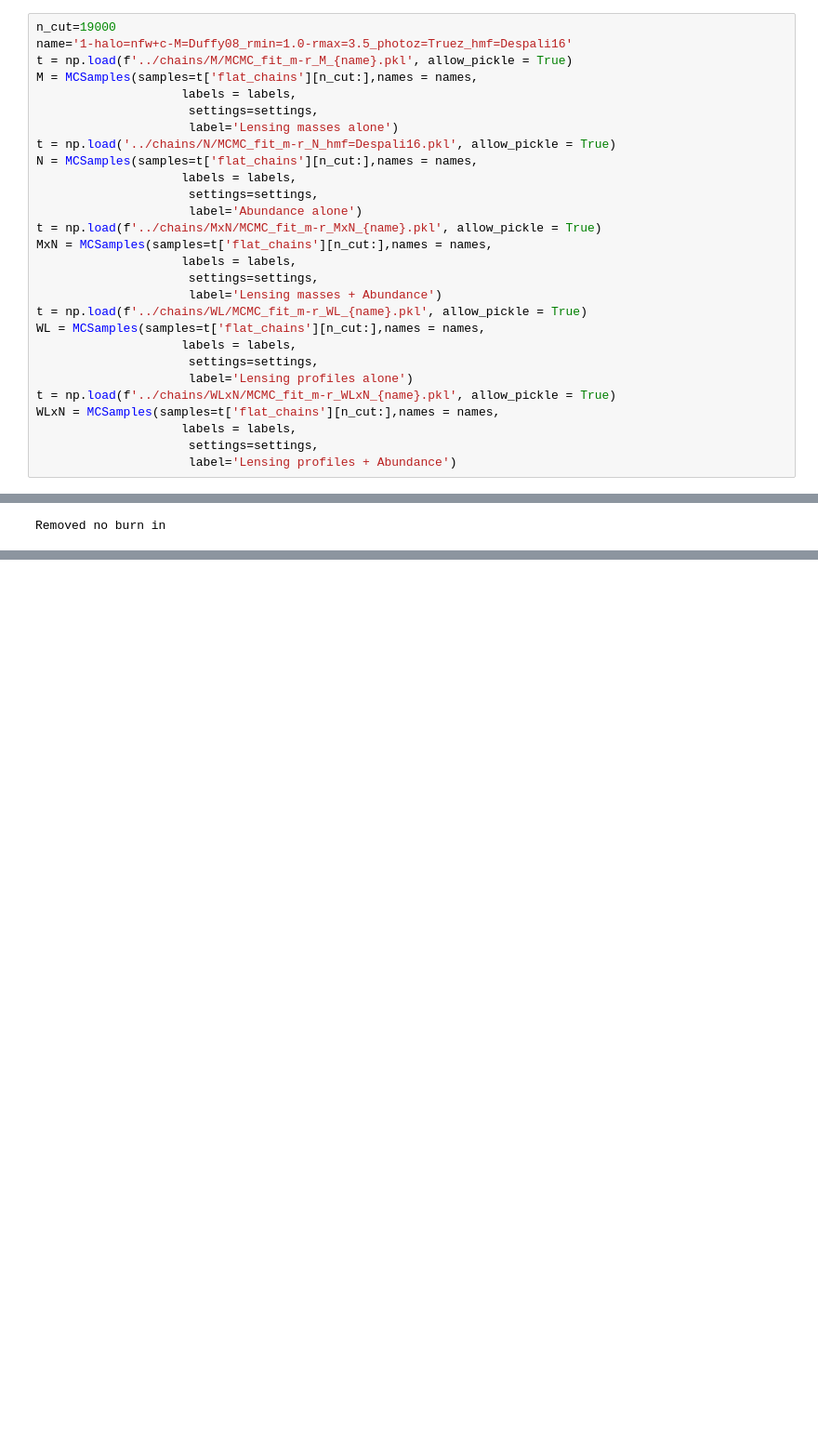
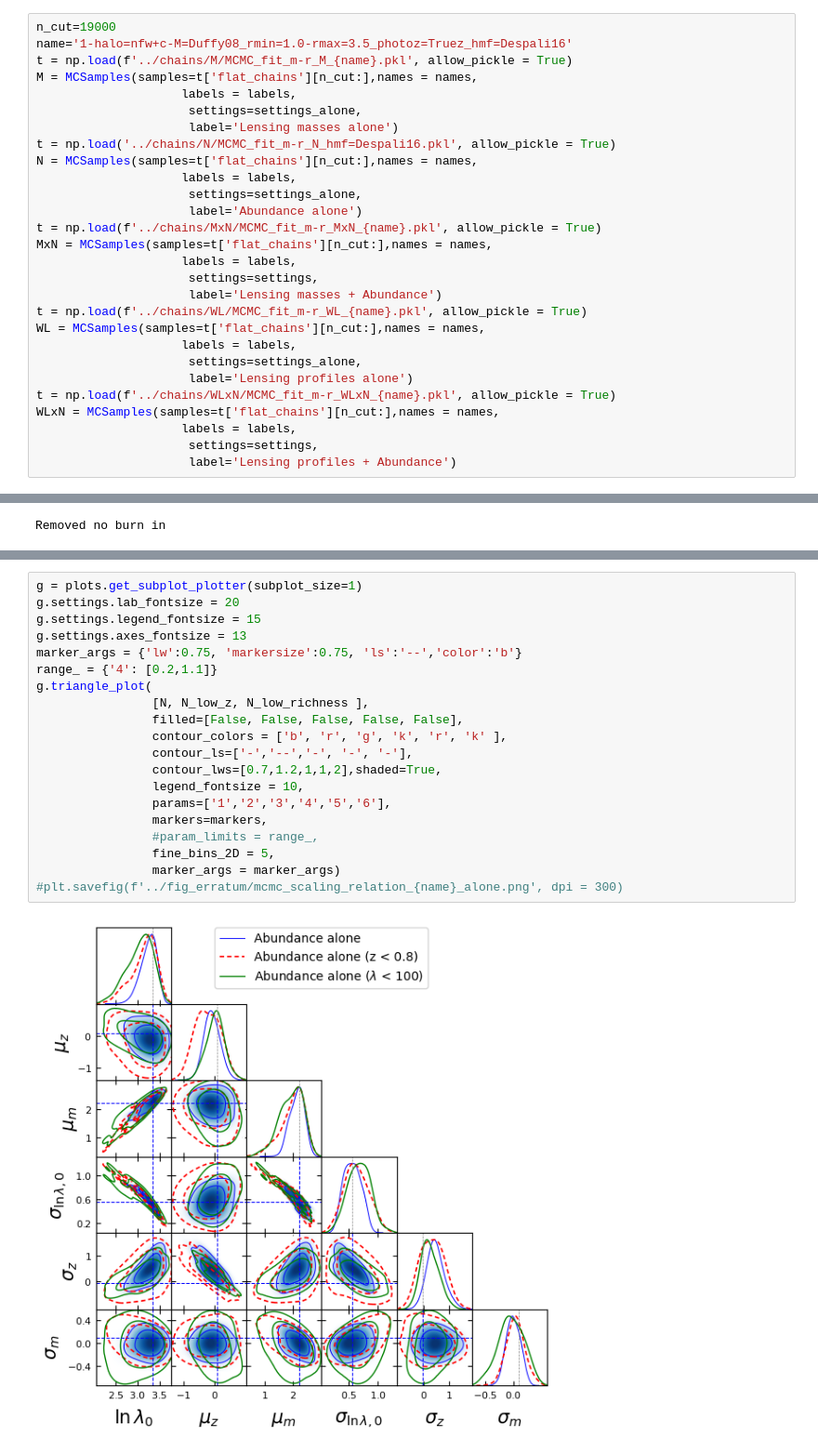
Before and after one commit to LSSTDESC/CLCosmo_Sim, a Jupyter notebook: cluster_scaling_relation_DC2/notebooks/baseline_chains.ipynb, the cells around one changed output, grey strips where cells are left out. Shown at 93% size. Saved outputs shown, nothing was run; the diff lists cells and outputs as text; blank space fills up the shorter version.

```diff
--- a/cluster_scaling_relation_DC2/notebooks/baseline_chains.ipynb
+++ b/cluster_scaling_relation_DC2/notebooks/baseline_chains.ipynb
@@ -21,12 +27,12 @@ name='1-halo=nfw+c-M=Duffy08_rmin=1.0-rmax=3.5_photoz=Truez_hmf=Despali16'
 t = np.load(f'../chains/M/MCMC_fit_m-r_M_{name}.pkl', allow_pickle = True)
 M = MCSamples(samples=t['flat_chains'][n_cut:],names = names,
                     labels = labels,
-                     settings=settings,
+                     settings=settings_alone,
                      label='Lensing masses alone')
 t = np.load('../chains/N/MCMC_fit_m-r_N_hmf=Despali16.pkl', allow_pickle = True)
 N = MCSamples(samples=t['flat_chains'][n_cut:],names = names,
                     labels = labels,
-                     settings=settings,
+                     settings=settings_alone,
                      label='Abundance alone')
 t = np.load(f'../chains/MxN/MCMC_fit_m-r_MxN_{name}.pkl', allow_pickle = True)
 MxN = MCSamples(samples=t['flat_chains'][n_cut:],names = names,
@@ -36,7 +42,7 @@ MxN = MCSamples(samples=t['flat_chains'][n_cut:],names = names,
 t = np.load(f'../chains/WL/MCMC_fit_m-r_WL_{name}.pkl', allow_pickle = True)
 WL = MCSamples(samples=t['flat_chains'][n_cut:],names = names,
                     labels = labels,
-                     settings=settings,
+                     settings=settings_alone,
                      label='Lensing profiles alone')
 t = np.load(f'../chains/WLxN/MCMC_fit_m-r_WLxN_{name}.pkl', allow_pickle = True)
 WLxN = MCSamples(samples=t['flat_chains'][n_cut:],names = names,
@@ -130,0 +139,22 @@ plt.savefig(f'../fig/mcmc_scaling_relation_{name}_joint.png', dpi = 300)
+# %%
+g = plots.get_subplot_plotter(subplot_size=1)
+g.settings.lab_fontsize = 20
+g.settings.legend_fontsize = 15
+g.settings.axes_fontsize = 13
+marker_args = {'lw':0.75, 'markersize':0.75, 'ls':'--','color':'b'}
+range_ = {'4': [0.2,1.1]}
+g.triangle_plot(
+                [N, N_low_z, N_low_richness ],
+                filled=[False, False, False, False, False],
+                contour_colors = ['b', 'r', 'g', 'k', 'r', 'k' ],
+                contour_ls=['-','--','-', '-', '-'],
+                contour_lws=[0.7,1.2,1,1,2],shaded=True,
+                legend_fontsize = 10,
+                params=['1','2','3','4','5','6'],
+                markers=markers,
+                #param_limits = range_,
+                fine_bins_2D = 5,
+                marker_args = marker_args)
+#plt.savefig(f'../fig_erratum/mcmc_scaling_relation_{name}_alone.png', dpi = 300)
+# %% [output]
+[figure, added]
```
Also changed, not shown: parts of 13 cells of this notebook, 13 other files.
